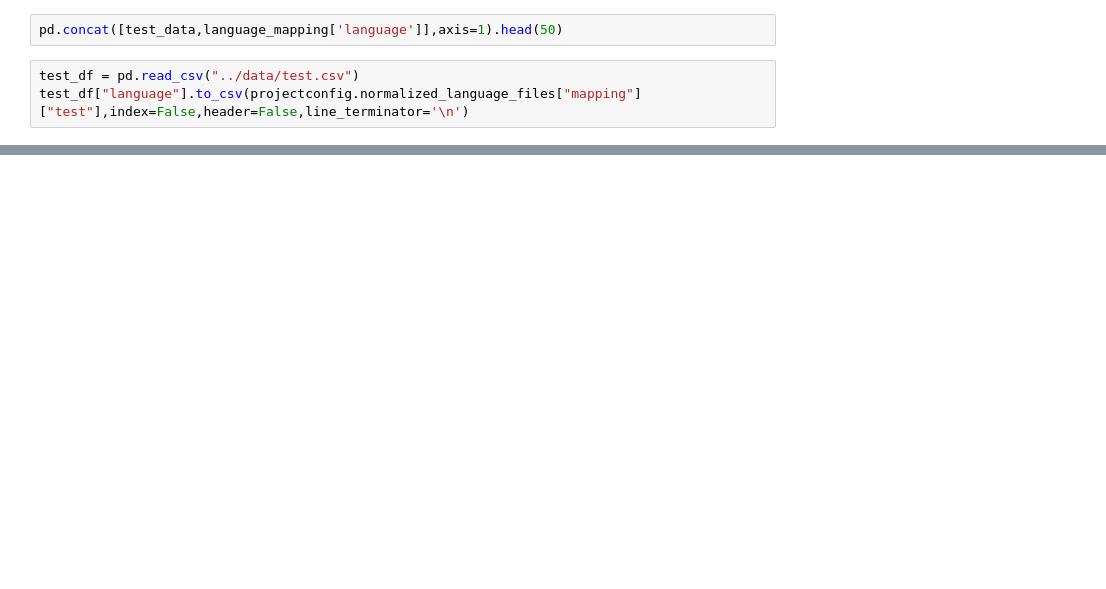
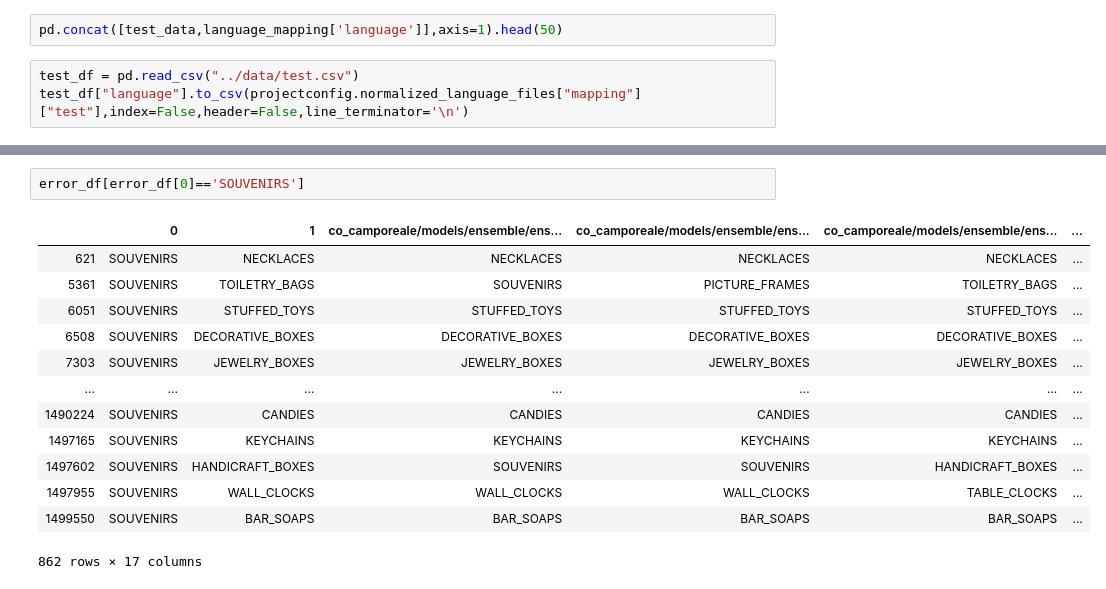
Before and after one commit to camporeale/ml_challenge, a Jupyter notebook: FastText.ipynb, the cells around one changed output, grey strips where cells are left out. Drawn from its saved outputs; the diff is of its cells as text; blank space fills up the shorter version.

```diff
--- a/FastText.ipynb
+++ b/FastText.ipynb
@@ -802,0 +968,16 @@ test_df["language"].to_csv(projectconfig.normalized_language_files["mapping"]["t
+# %%
+error_df[error_df[0]=='SOUVENIRS']
+# %% [output]
+|  | 0 | 1 | co_camporeale/models/ensemble/ens... | co_camporeale/models/ensemble/ens... | co_camporeale/models/ensemble/ens... | ... |
+| 621 | SOUVENIRS | NECKLACES | NECKLACES | NECKLACES | NECKLACES | ... |
+| 5361 | SOUVENIRS | TOILETRY_BAGS | SOUVENIRS | PICTURE_FRAMES | TOILETRY_BAGS | ... |
+| 6051 | SOUVENIRS | STUFFED_TOYS | STUFFED_TOYS | STUFFED_TOYS | STUFFED_TOYS | ... |
+| 6508 | SOUVENIRS | DECORATIVE_BOXES | DECORATIVE_BOXES | DECORATIVE_BOXES | DECORATIVE_BOXES | ... |
+| 7303 | SOUVENIRS | JEWELRY_BOXES | JEWELRY_BOXES | JEWELRY_BOXES | JEWELRY_BOXES | ... |
+| ... | ... | ... | ... | ... | ... | ... |
+| 1490224 | SOUVENIRS | CANDIES | CANDIES | CANDIES | CANDIES | ... |
+| 1497165 | SOUVENIRS | KEYCHAINS | KEYCHAINS | KEYCHAINS | KEYCHAINS | ... |
+| 1497602 | SOUVENIRS | HANDICRAFT_BOXES | SOUVENIRS | SOUVENIRS | HANDICRAFT_BOXES | ... |
+| 1497955 | SOUVENIRS | WALL_CLOCKS | WALL_CLOCKS | WALL_CLOCKS | TABLE_CLOCKS | ... |
+| 1499550 | SOUVENIRS | BAR_SOAPS | BAR_SOAPS | BAR_SOAPS | BAR_SOAPS | ... |
+862 rows × 17 columns
```
Also changed, not shown: parts of 34 cells of this notebook, 3 other files.
